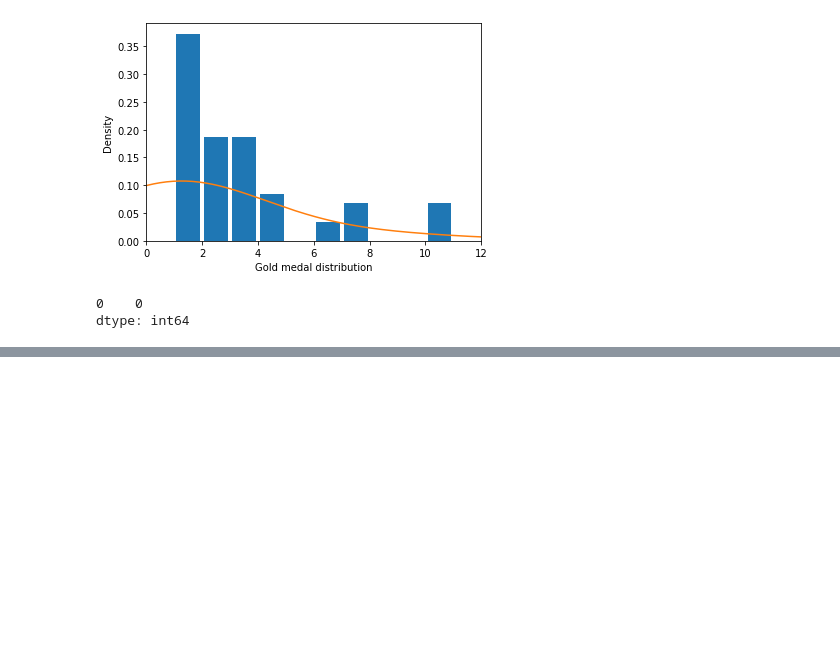
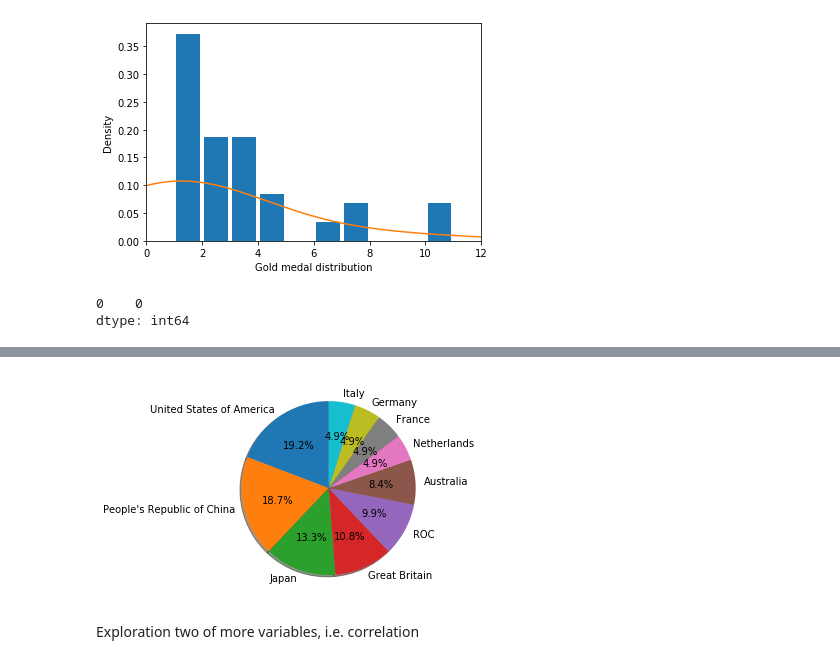
Before and after one commit to leiyan29/statistics, a Jupyter notebook: practical statistiscs_1.ipynb, the cells around one changed output, grey strips where cells are left out. Cells and saved outputs as stored; diff of their text form; code cells hidden in the pictures; blank space fills up the shorter version.

Commit message:
'add_new_graphs'

```diff
--- a/practical statistiscs_1.ipynb
+++ b/practical statistiscs_1.ipynb
@@ -185,0 +189,13 @@ Text(0, 0.5, 'Countries')
+# %%
+# pie chart
+
+pie_data = medal_count.iloc[:10,:]
+
+ax = plt.pie(pie_data['Gold'], labels=pie_data['Team/NOC'],
+             autopct = '%1.1f%%',
+             shadow=True,
+             startangle=90)
+# %% [output]
+[figure, added]
+# %% [markdown]
+Exploration two of more variables, i.e. correlation
```
Also changed, not shown: parts of 17 cells of this notebook.
